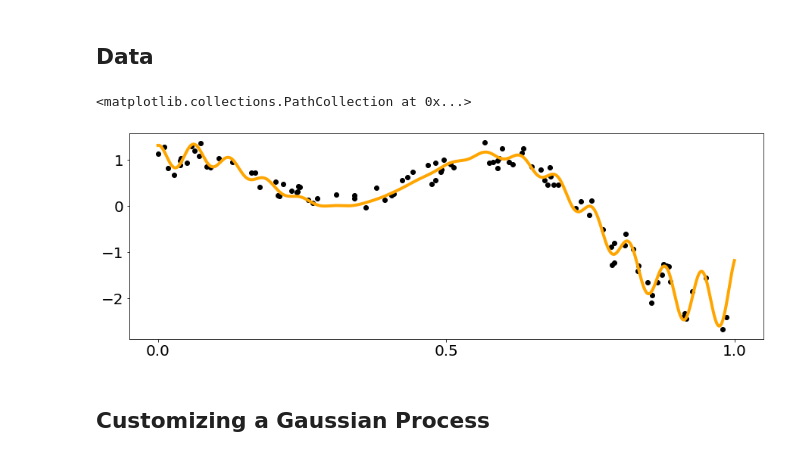
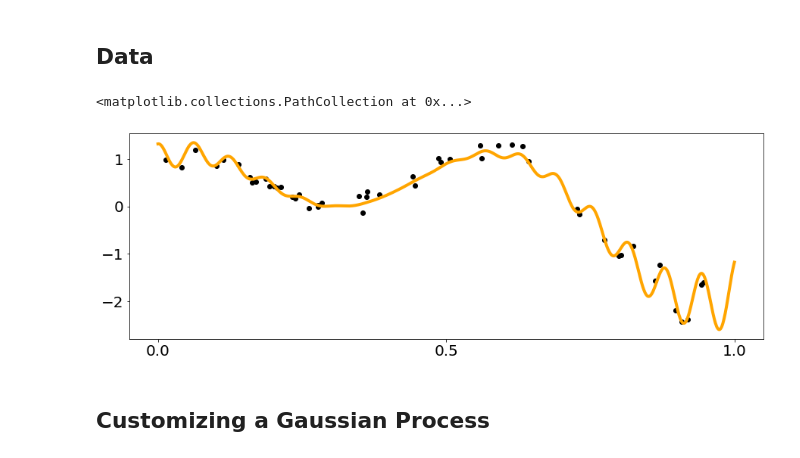
Before and after one commit to lbl-camera/gpCAM, a Jupyter notebook: examples/SingleTaskTest.ipynb, the cells around one changed output. Saved outputs shown, nothing was run; the diff lists cells and outputs as text; code cells hidden in the pictures.

```diff
--- a/examples/SingleTaskTest.ipynb
+++ b/examples/SingleTaskTest.ipynb
@@ -24,21 +24,21 @@ x_pred1D = np.linspace(0,1,1000).reshape(-1,1)
 # %%
 x = np.linspace(0,600,1000)
 def f1(x):
     return np.sin(5. * x) + np.cos(10. * x) + (2.* (x-0.4)**2) * np.cos(100. * x)
 
-x_data = np.random.rand(100)
+x_data = np.random.rand(50)
 y_data = f1(x_data) + (np.random.rand(len(x_data))-0.5) * 0.5
 
 plt.figure(figsize = (15,5))
 plt.xticks([0.,0.5,1.0])
 plt.yticks([-2,-1,0.,1])
 plt.xticks(fontsize=20)
 plt.yticks(fontsize=20)
 plt.plot(x_pred1D,f1(x_pred1D), color = 'orange', linewidth = 4)
 plt.scatter(x_data,y_data, color = 'black')
 # %% [output]
 <matplotlib.collections.PathCollection at 0x...>
-[figure, old version]
+[figure, new version]
 # %% [markdown]
 ## Customizing a Gaussian Process
 # %%
```
Also changed, not shown: parts of 13 cells of this notebook, 2 other files.
